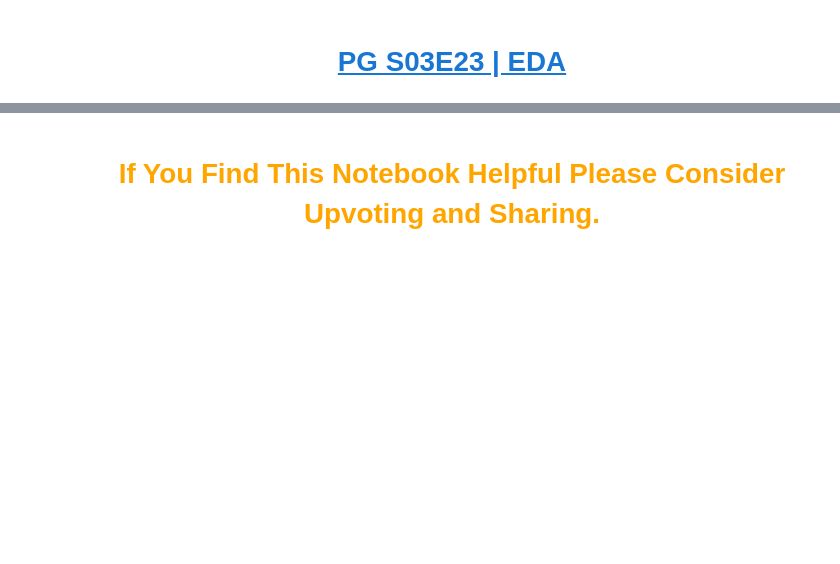
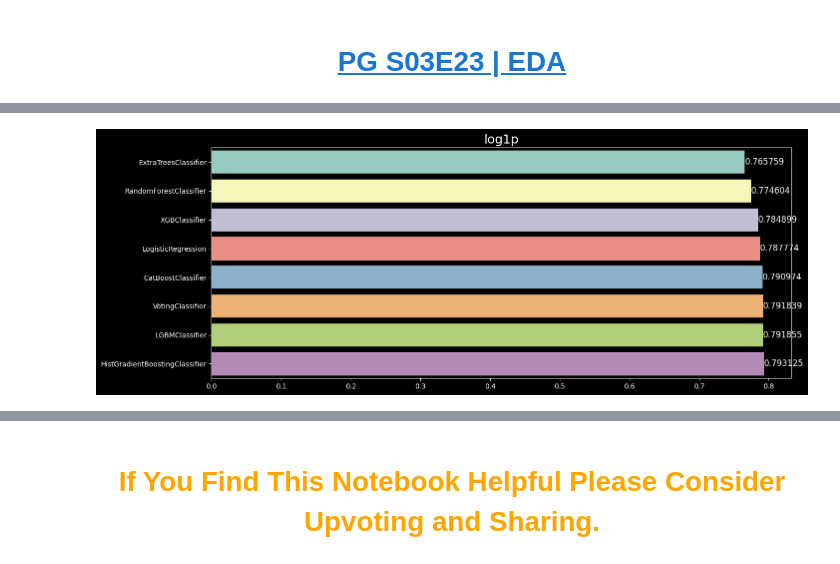
Before and after one commit to Abdulrahman-Adel/Kaggle-Adventures, a Jupyter notebook: pg-s03e23-quick-and-dirty-implementation.ipynb, the cells around one changed output, grey strips where cells are left out. Cells and saved outputs as stored; diff of their text form; code cells hidden in the pictures; blank space fills up the shorter version.

Commit message:
Kaggle Notebook | PG S03E23 | QUICK AND DIRTY IMPLEMENTATION

```diff
--- a/pg-s03e23-quick-and-dirty-implementation.ipynb
+++ b/pg-s03e23-quick-and-dirty-implementation.ipynb
@@ -27,9 +64,12 @@ warnings.filterwarnings('ignore')
 # %% [markdown]
 # <center> [PG S03E23 | EDA](https://www.kaggle.com/code/adelinmil/pg-s03e23-eda)
 # %%
-tr = pd.read_csv('/kaggle/input/playground-series-s3e23/train.csv',
-                 usecols = lambda x : x != 'id', dtype = {'defects': int})
-ts = pd.read_csv('/kaggle/input/playground-series-s3e23/test.csv')
+tr = pd.read_csv(
+    "/kaggle/input/playground-series-s3e23/train.csv",
+    usecols=lambda x: x != "id",
+    dtype={"defects": int},
+)
+ts = pd.read_csv("/kaggle/input/playground-series-s3e23/test.csv")
 
-test_ids = ts.pop('id')
+test_ids = ts.pop("id")
 # %%
@@ -36,0 +77,10 @@ xtr, ytr = tr.drop('defects', axis = 1), tr['defects']
+# %%
+tmp_estimators = [
+    ("lgbm", LGBMClassifier(random_state=SEED, n_jobs=-1)),
+    ("cat", CatBoostClassifier(random_state=SEED, verbose=False)),
+    ("hist", HistGradientBoostingClassifier(random_state=SEED)),
+    ("xgb", XGBClassifier(random_state=SEED, n_jobs=-1)),
+    ("etc", ExtraTreesClassifier(random_state=SEED, n_jobs=-1)),
+    ("rf", RandomForestClassifier(random_state=SEED, n_jobs=-1)),
+    ("lr", LogisticRegression(random_state=SEED, max_iter=5000, n_jobs=-1)),
+]
@@ -36,0 +131,11 @@ xtr, ytr = tr.drop('defects', axis = 1), tr['defects']
+# %%
+df = pd.concat([x.copy(), ts], axis = 0).reset_index(drop = True)
+for column in df.columns:
+    df[column] = df[column].apply(lambda x: np.log1p(x))
+
+x_new = df.iloc[:len(x)]
+ts = df.iloc[len(x):]
+
+results = experiment(x_new, y, "log1p")
+# %% [output]
+[figure, added]
```
Also changed, not shown: parts of 15 cells of this notebook.
